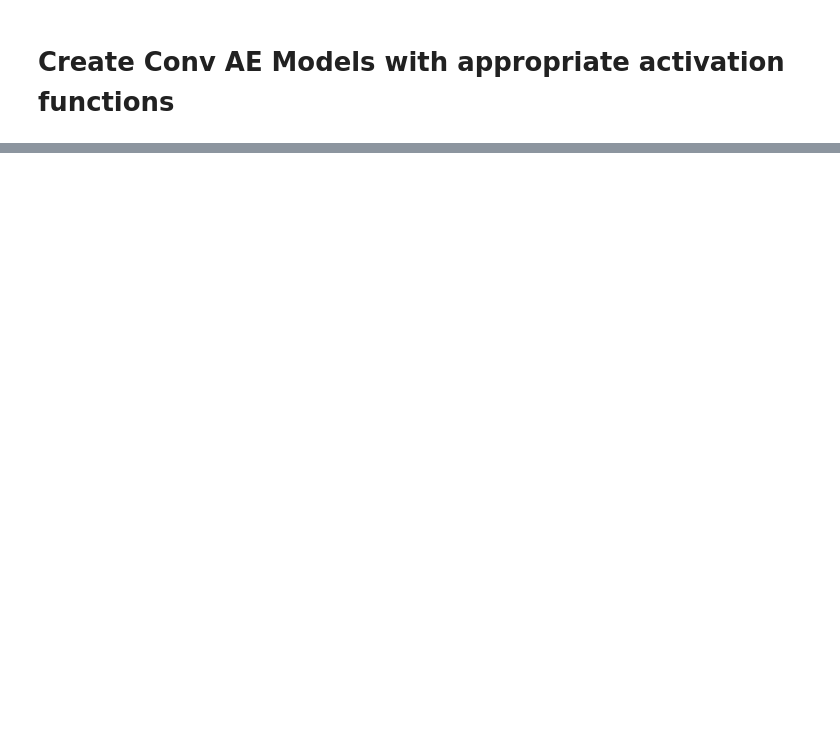
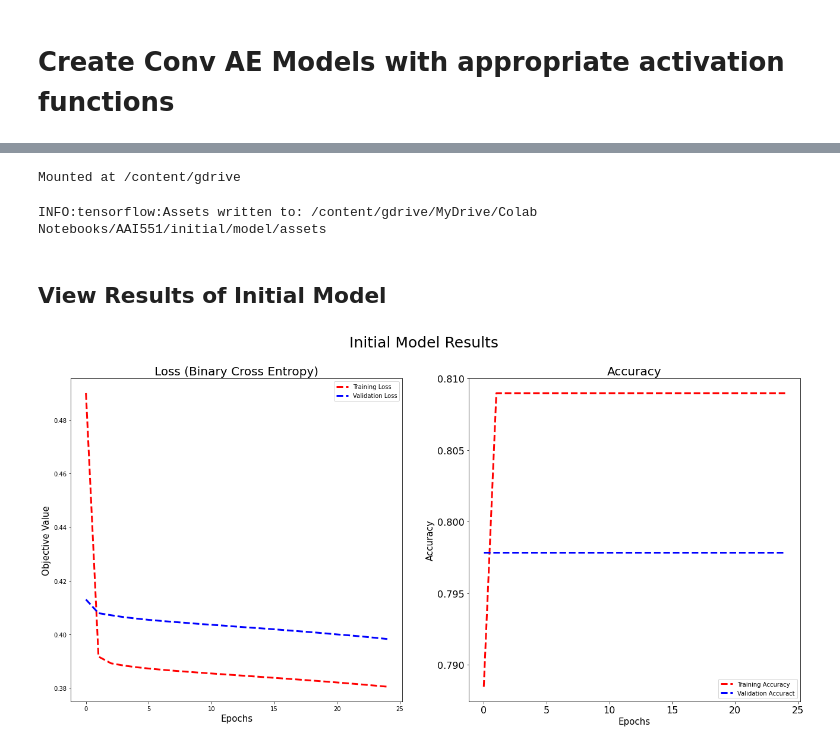
Before and after one commit to cdepalma141/AAI551-Python-Final-Project, a Jupyter notebook: DenoiseMNISTDigits.ipynb, the cells around one changed output, grey strips where cells are left out. Cells and saved outputs as stored; diff of their text form; code cells hidden in the pictures; blank space fills up the shorter version.

Commit message:
Final Notebook, copied from colab

```diff
--- a/DenoiseMNISTDigits.ipynb
+++ b/DenoiseMNISTDigits.ipynb
@@ -429,0 +153,12 @@ BGD-LeakyRelu Test Results
+# %%
+# Split training into train/validation set
+num_val = 1000
+num_train = x_train.shape[0] - num_val
+
+# Train Initial Model
+hist = model.fit(x_train_noisy[:num_train],
+                 x_train[:num_train],
+                 validation_data = (x_train_noisy[num_train:],
+                                    x_train[num_train:]),
+                 batch_size=512,
+                 epochs=25)
@@ -429,0 +183,44 @@ BGD-LeakyRelu Test Results
+# %%
+# Mount GDrive to save initial model
+from google.colab import drive
+drive.mount('/content/gdrive')
+# %% [output]
+Mounted at /content/gdrive
+# %%
+# Save Initial Model
+model.save("/content/gdrive/MyDrive/Colab Notebooks/AAI551/initial/model")
+# %% [output]
+INFO:tensorflow:Assets written to: /content/gdrive/MyDrive/Colab Notebooks/AAI551/initial/model/assets
+# %% [markdown]
+## View Results of Initial Model
+# %%
+# Plot training/validation loss and accuracy
+fig, axs = plt.subplots(1,2, figsize=(22, 10))
+fig.suptitle("Initial Model Results", fontsize=25)
+
+epoch_range = np.arange(25)
+
+# Loss Subplot
+axs[0].plot(epoch_range, hist.history['loss'], '--r', linewidth=3)
+axs[0].plot(epoch_range, hist.history['val_loss'], '--b', linewidth=3)
+
+axs[0].set_title("Loss (Binary Cross Entropy)", fontsize=20)
+axs[0].set_xlabel('Epochs', fontsize=15)
+axs[0].set_ylabel('Objective Value', fontsize=15)
+axs[0].legend(['Training Loss', 'Validation Loss'])
+plt.tick_params(axis='both', which='major', labelsize=16)
+
+# Accuracy Subplot
+axs[1].plot(epoch_range, hist.history['acc'], '--r', linewidth=3)
+axs[1].plot(epoch_range, hist.history['val_acc'], '--b', linewidth=3)
+
+axs[1].set_title("Accuracy", fontsize=20)
+axs[1].set_xlabel('Epochs', fontsize=15)
+axs[1].set_ylabel('Accuracy', fontsize=15)
+axs[1].legend(['Training Accuracy', 'Validation Accuract'])
+plt.tick_params(axis='both', which='major', labelsize=16)
+
+
+plt.show()
+# %% [output]
+[figure, added]
```
Also changed, not shown: parts of 43 cells of this notebook, 14 other files.
